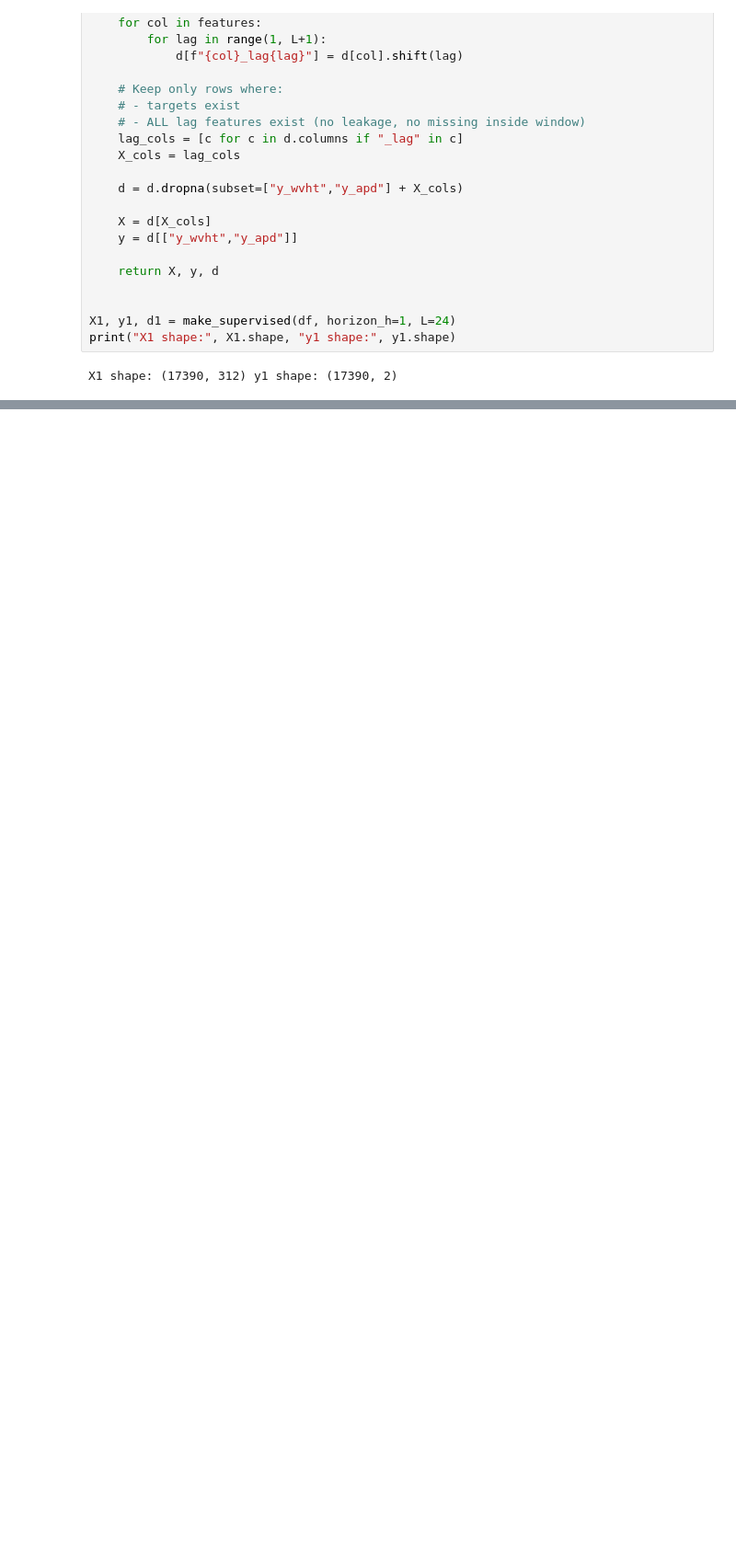
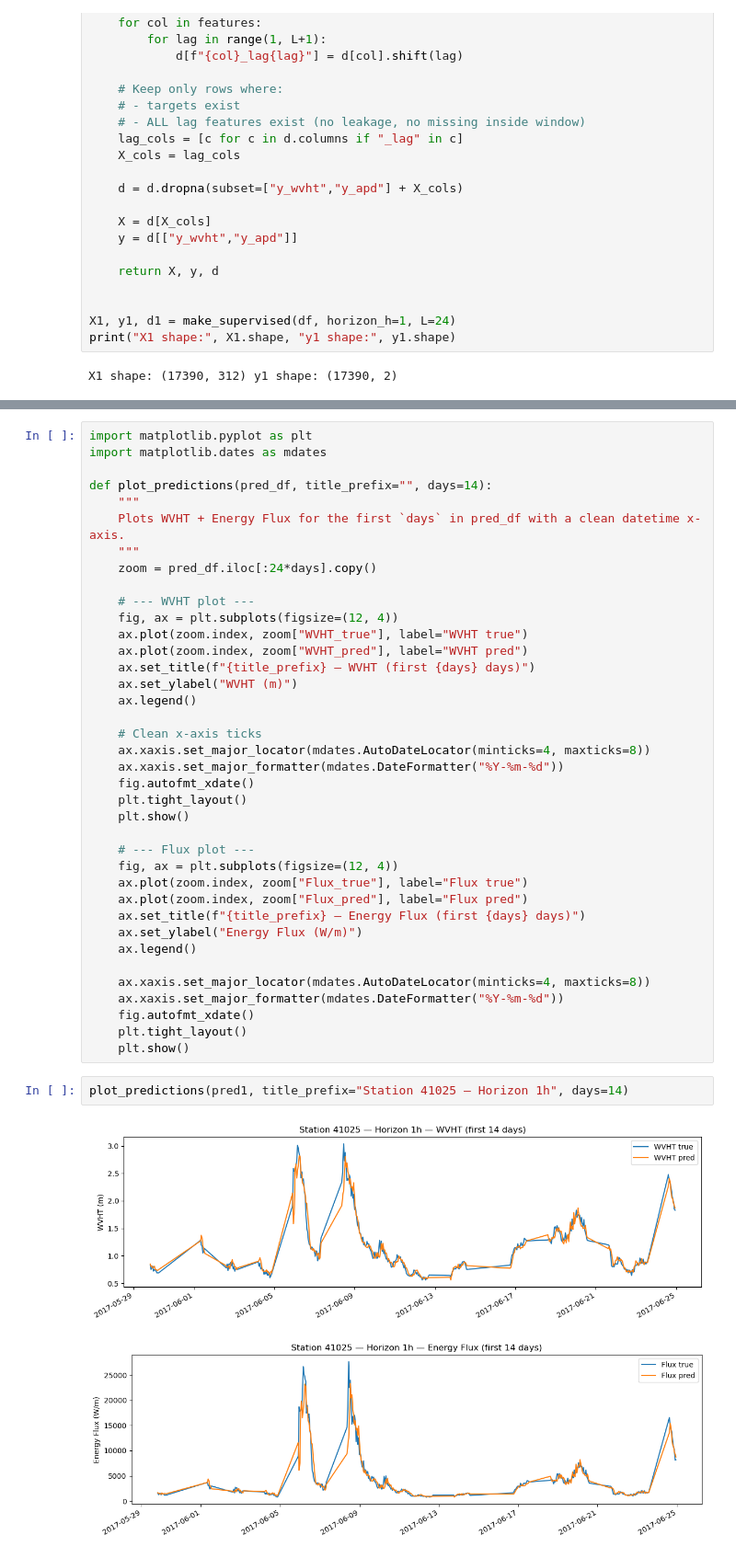
Before and after one commit to RichelCode/WAVE-CONFERENCE-, a Jupyter notebook: WAVE CONFERENCE.ipynb, the cells around one changed output, grey strips where cells are left out. Shown at 92% size. Cells and saved outputs as stored; diff of their text form; blank space fills up the shorter version.

```diff
--- a/WAVE CONFERENCE.ipynb
+++ b/WAVE CONFERENCE.ipynb
@@ -354,0 +662,43 @@ X1 shape: (17390, 312) y1 shape: (17390, 2)
+# %%
+import matplotlib.pyplot as plt
+import matplotlib.dates as mdates
+
+def plot_predictions(pred_df, title_prefix="", days=14):
+    """
+    Plots WVHT + Energy Flux for the first `days` in pred_df with a clean datetime x-axis.
+    """
+    zoom = pred_df.iloc[:24*days].copy()
+
+    # --- WVHT plot ---
+    fig, ax = plt.subplots(figsize=(12, 4))
+    ax.plot(zoom.index, zoom["WVHT_true"], label="WVHT true")
+    ax.plot(zoom.index, zoom["WVHT_pred"], label="WVHT pred")
+    ax.set_title(f"{title_prefix} — WVHT (first {days} days)")
+    ax.set_ylabel("WVHT (m)")
+    ax.legend()
+
+    # Clean x-axis ticks
+    ax.xaxis.set_major_locator(mdates.AutoDateLocator(minticks=4, maxticks=8))
+    ax.xaxis.set_major_formatter(mdates.DateFormatter("%Y-%m-%d"))
+    fig.autofmt_xdate()
+    plt.tight_layout()
+    plt.show()
+
+    # --- Flux plot ---
+    fig, ax = plt.subplots(figsize=(12, 4))
+    ax.plot(zoom.index, zoom["Flux_true"], label="Flux true")
+    ax.plot(zoom.index, zoom["Flux_pred"], label="Flux pred")
+    ax.set_title(f"{title_prefix} — Energy Flux (first {days} days)")
+    ax.set_ylabel("Energy Flux (W/m)")
+    ax.legend()
+
+    ax.xaxis.set_major_locator(mdates.AutoDateLocator(minticks=4, maxticks=8))
+    ax.xaxis.set_major_formatter(mdates.DateFormatter("%Y-%m-%d"))
+    fig.autofmt_xdate()
+    plt.tight_layout()
+    plt.show()
+# %%
+plot_predictions(pred1, title_prefix="Station 41025 — Horizon 1h", days=14)
+# %% [output]
+[figure, added]
+[figure, added]
```
Also changed, not shown: parts of 18 cells of this notebook.
